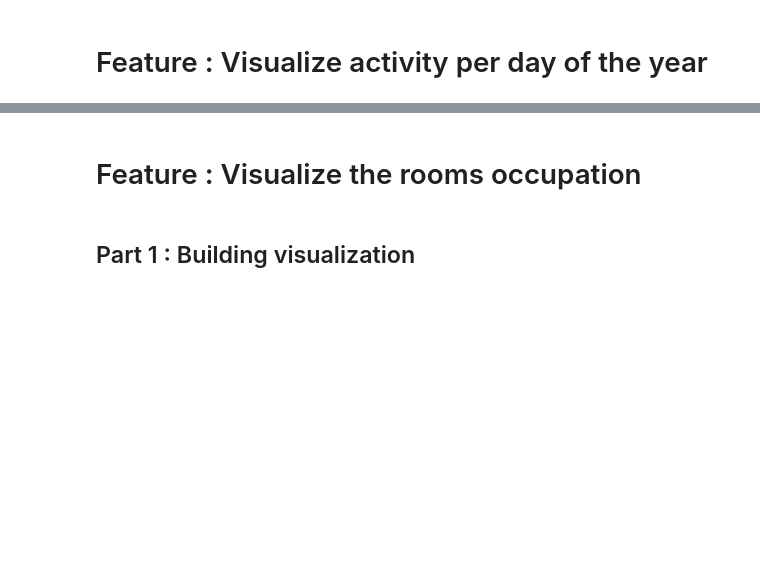
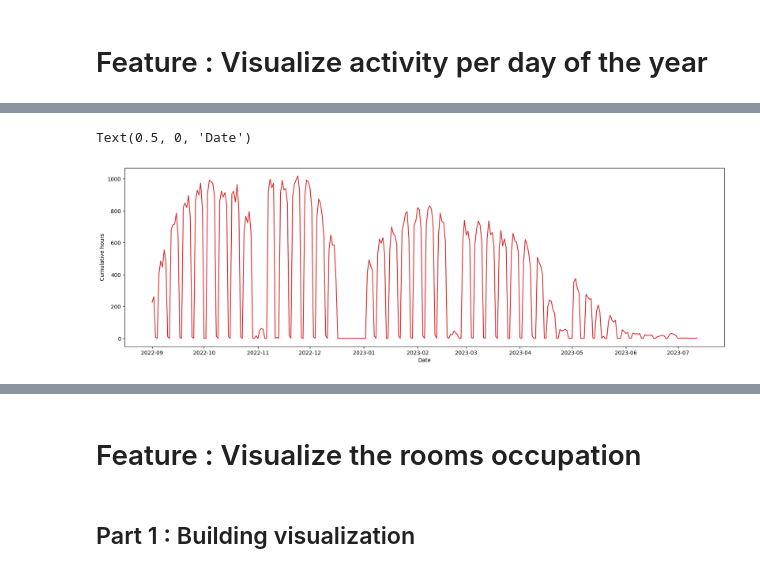
Before and after one commit to CodyAdam/data-engineering, a Jupyter notebook: Project/main.ipynb, the cells around one changed output, grey strips where cells are left out. Drawn from its saved outputs; the diff is of its cells as text; code cells hidden in the pictures; blank space fills up the shorter version.

```diff
--- a/Project/main.ipynb
+++ b/Project/main.ipynb
@@ -261,0 +340,11 @@ plt.title(f"Cumulative hours per day of {data_name} schedule", fontsize=20, font
+# %%
+x = days_df.index
+y = days_df['count']
+fig, ax = plt.subplots(figsize=(20, 6))
+ax.plot(x, y, color='tab:red')
+# Customize the plot
+plt.ylabel('Cumulative hours')
+plt.xlabel('Date')
+# %% [output]
+Text(0.5, 0, 'Date')
+[figure, added]
```
Also changed, not shown: parts of 40 cells of this notebook.
